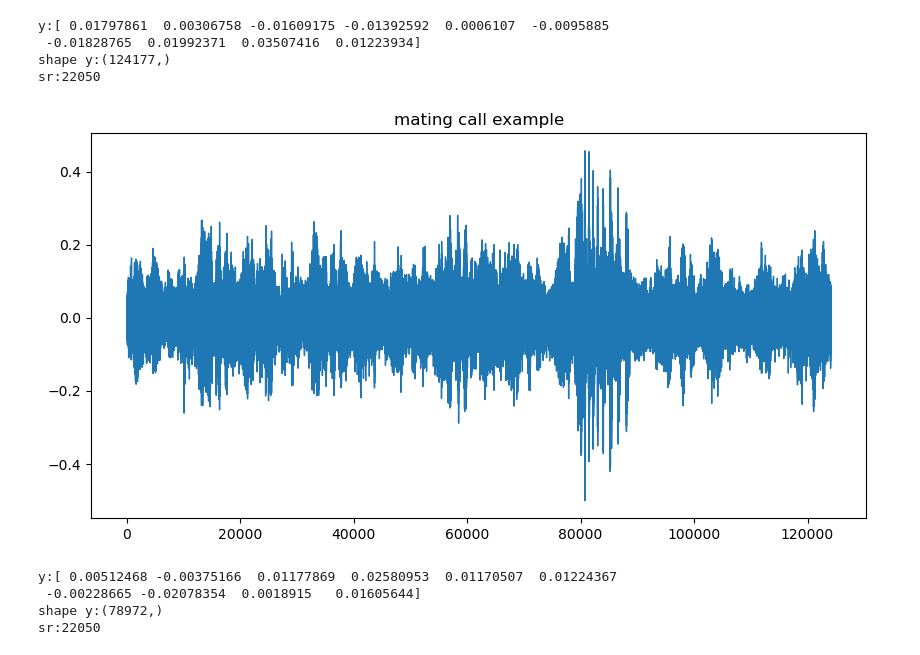
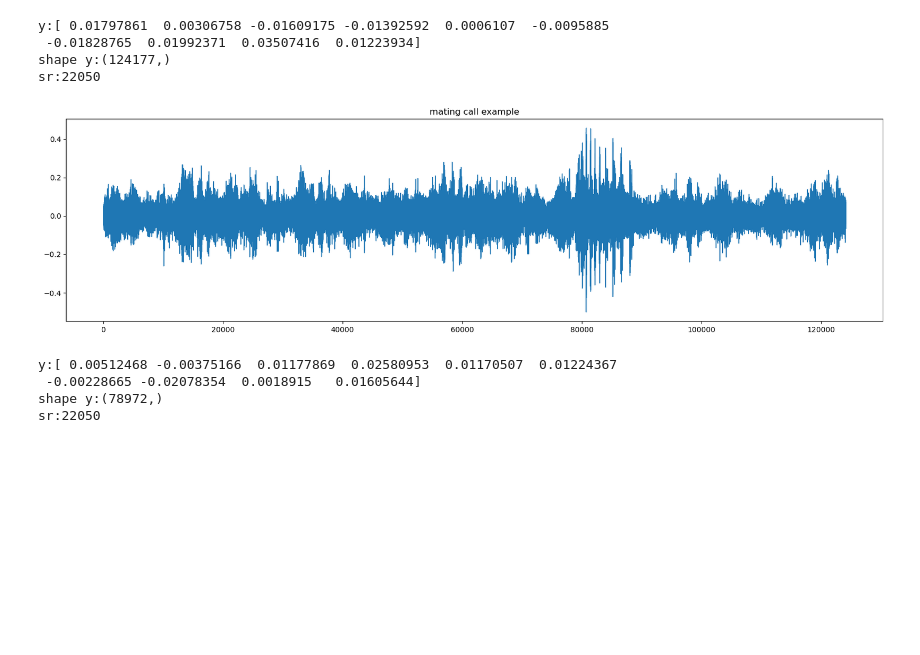
Before and after one commit to baliddeki/Bird-Behavior-ML-Project, a Jupyter notebook: data_cleaning.ipynb, the cells around one changed output. Cells and saved outputs as stored; diff of their text form; code cells hidden in the pictures; blank space fills up the shorter version.

```diff
--- a/data_cleaning.ipynb
+++ b/data_cleaning.ipynb
@@ -154,11 +194,11 @@ y:[ 0.01797861  0.00306758 -0.01609175 -0.01392592  0.0006107  -0.0095885
 shape y:(124177,)
 sr:22050
 # %%
-pd.Series(mating_call_y).plot(figsize = (10, 5), lw=1,
+pd.Series(mating_call_y).plot(figsize = (20, 5), lw=1,
                  title = "mating call example")
 plt.show()
 # %% [output]
-[figure, old version]
+[figure, new version]
 # %%
 other_call_y, other_call_sr = librosa.load(other_call)
 print(f'y:{other_call_y[:10]}')
```
Also changed, not shown: parts of 11 cells of this notebook.
